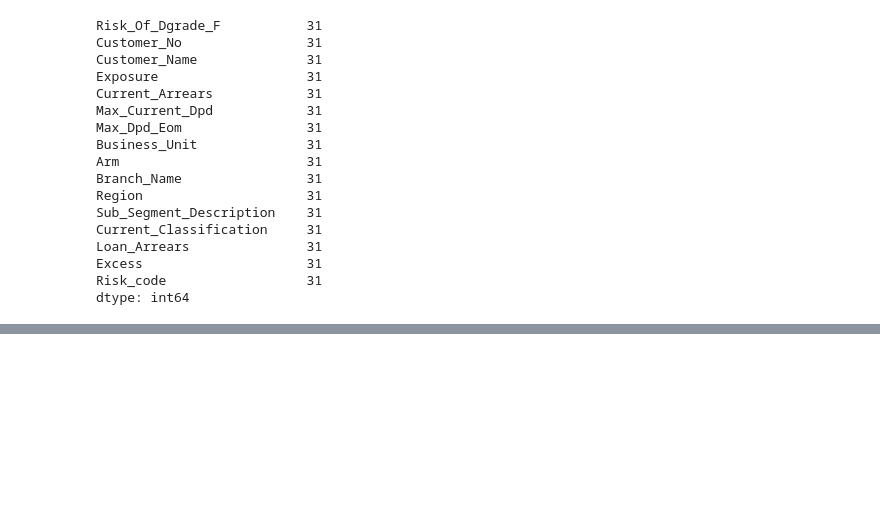
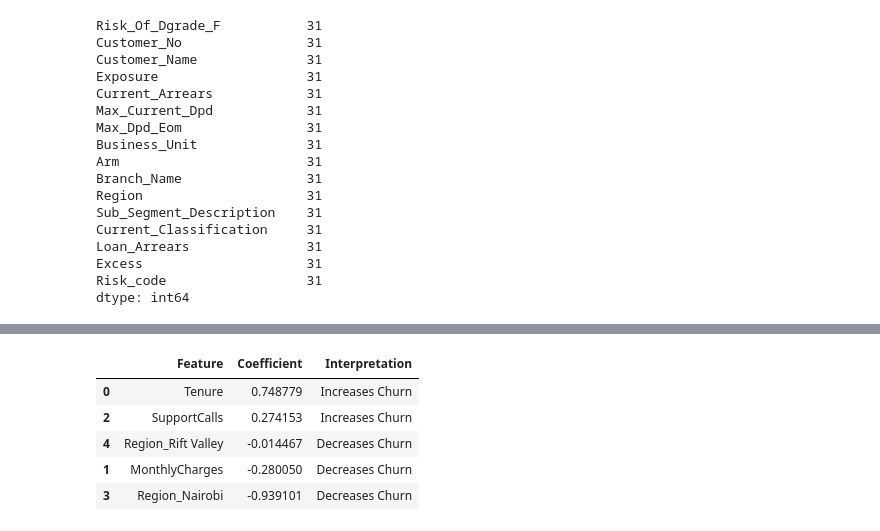
Before and after one commit to KaiFa254/Full_Quick_Python_Self_Practice, a Jupyter notebook: Python_quick_practice.ipynb, the cells around one changed output, grey strips where cells are left out. Saved outputs shown, nothing was run; the diff lists cells and outputs as text; code cells hidden in the pictures; blank space fills up the shorter version.

```diff
--- a/Python_quick_practice.ipynb
+++ b/Python_quick_practice.ipynb
@@ -584,0 +1062,18 @@ dtype: int64
+# %%
+# Get feature names
+encoded_features = list(best_model.named_steps['preprocess'].transformers_[0][2]) + \
+                   list(best_model.named_steps['preprocess'].transformers_[1][1].get_feature_names_out(cat_cols))
+
+coeff_df = pd.DataFrame({
+    'Feature': encoded_features,
+    'Coefficient': best_model.named_steps['model'].coef_[0]
+})
+coeff_df['Interpretation'] = np.where(coeff_df['Coefficient'] > 0, 'Increases Churn', 'Decreases Churn')
+coeff_df.sort_values(by='Coefficient', ascending=False)
+# %% [output]
+|  | Feature | Coefficient | Interpretation |
+| 0 | Tenure | 0.748779 | Increases Churn |
+| 2 | SupportCalls | 0.274153 | Increases Churn |
+| 4 | Region_Rift Valley | -0.014467 | Decreases Churn |
+| 1 | MonthlyCharges | -0.280050 | Decreases Churn |
+| 3 | Region_Nairobi | -0.939101 | Decreases Churn |
```
Also changed, not shown: parts of 20 cells of this notebook.
